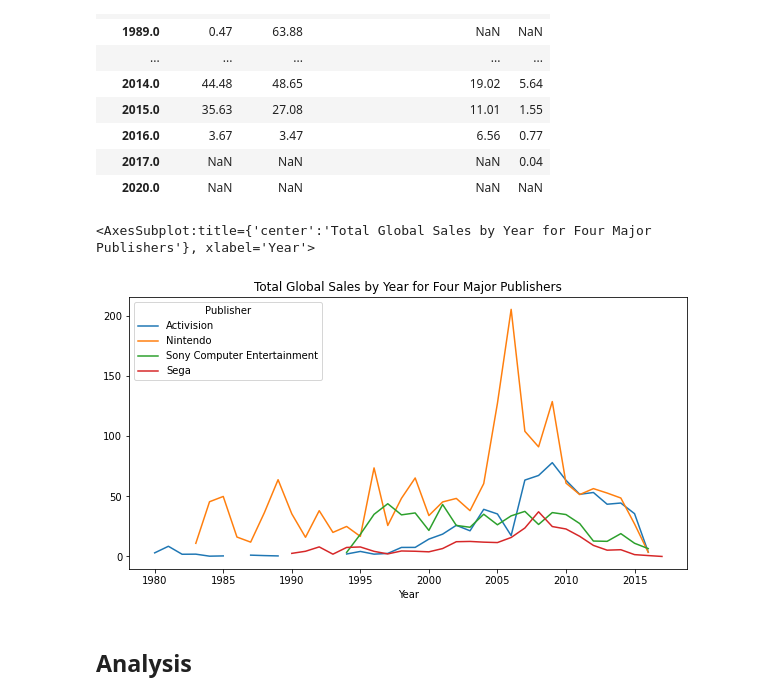
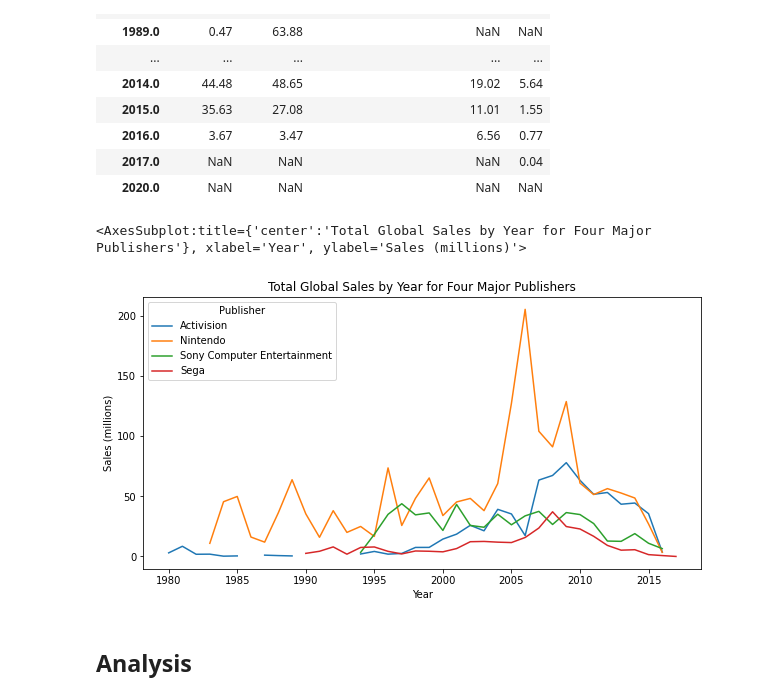
Before and after one commit to noahwalden/cs103a-cpa01, a Jupyter notebook: cpa01.ipynb, the cells around one changed output. Cells and saved outputs as stored; diff of their text form; code cells hidden in the pictures.

```diff
--- a/cpa01.ipynb
+++ b/cpa01.ipynb
@@ -123,10 +123,10 @@ pt
 | 2020.0 | NaN | NaN | NaN | NaN |
 # %%
 title = "Total Global Sales by Year for Four Major Publishers"
-pt.plot(figsize=(10,5), title=title)
+pt.plot(figsize=(10,5), title=title, ylabel="Sales (millions)")
 # %% [output]
-<AxesSubplot:title={'center':'Total Global Sales by Year for Four Major Publishers'}, xlabel='Year'>
+<AxesSubplot:title={'center':'Total Global Sales by Year for Four Major Publishers'}, xlabel='Year', ylabel='Sales (millions)'>
-[figure, old version]
+[figure, new version]
 # %% [markdown]
 ## Analysis
 # %% [markdown]
```
Also changed, not shown: parts of 3 cells of this notebook.
